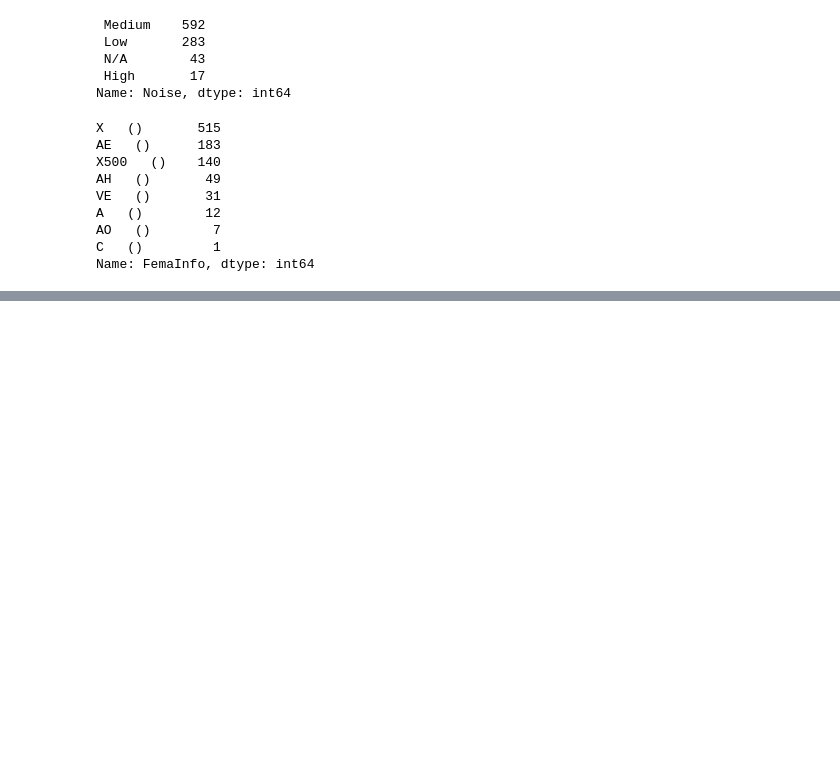
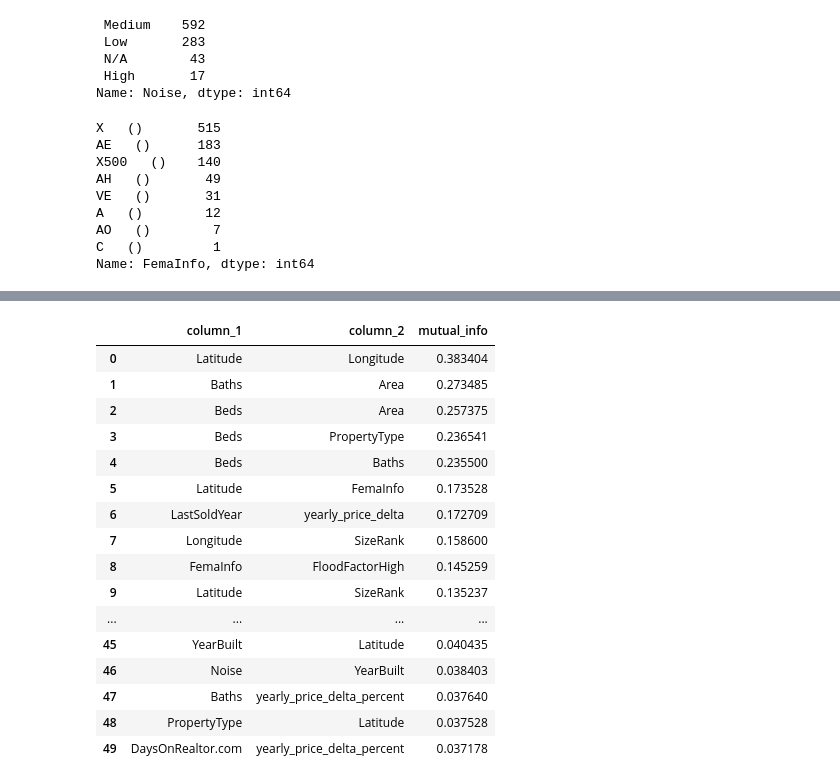
Before and after one commit to mikewcasale/colorframe-blogs, a Jupyter notebook: notebooks/EDA.ipynb, the cells around one changed output, grey strips where cells are left out. Cells and saved outputs as stored; diff of their text form; code cells hidden in the pictures; blank space fills up the shorter version.

```diff
--- a/notebooks/EDA.ipynb
+++ b/notebooks/EDA.ipynb
@@ -450,2 +469,26 @@ X
+# %%
+X = X.drop('County',axis=1)
+# %%
+Xw = ww.DataTable(X)
+mi = Xw.mutual_information()
+mi.head(50)
+# %% [output]
+|  | column_1 | column_2 | mutual_info |
+| 0 | Latitude | Longitude | 0.383404 |
+| 1 | Baths | Area | 0.273485 |
+| 2 | Beds | Area | 0.257375 |
+| 3 | Beds | PropertyType | 0.236541 |
+| 4 | Beds | Baths | 0.235500 |
+| 5 | Latitude | FemaInfo | 0.173528 |
+| 6 | LastSoldYear | yearly_price_delta | 0.172709 |
+| 7 | Longitude | SizeRank | 0.158600 |
+| 8 | FemaInfo | FloodFactorHigh | 0.145259 |
+| 9 | Latitude | SizeRank | 0.135237 |
+| ... | ... | ... | ... |
+| 45 | YearBuilt | Latitude | 0.040435 |
+| 46 | Noise | YearBuilt | 0.038403 |
+| 47 | Baths | yearly_price_delta_percent | 0.037640 |
+| 48 | PropertyType | Latitude | 0.037528 |
+| 49 | DaysOnRealtor.com | yearly_price_delta_percent | 0.037178 |
 # %%
 X.to_csv('../data/processed/trainset.csv',index=False)
```
Also changed, not shown: parts of 4 cells of this notebook, 4 other files.
